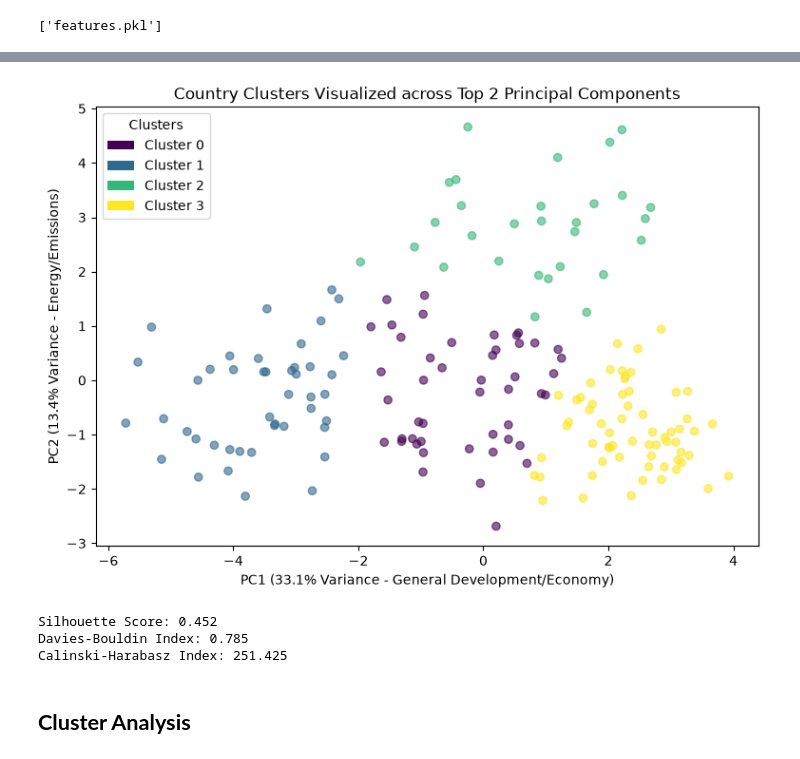
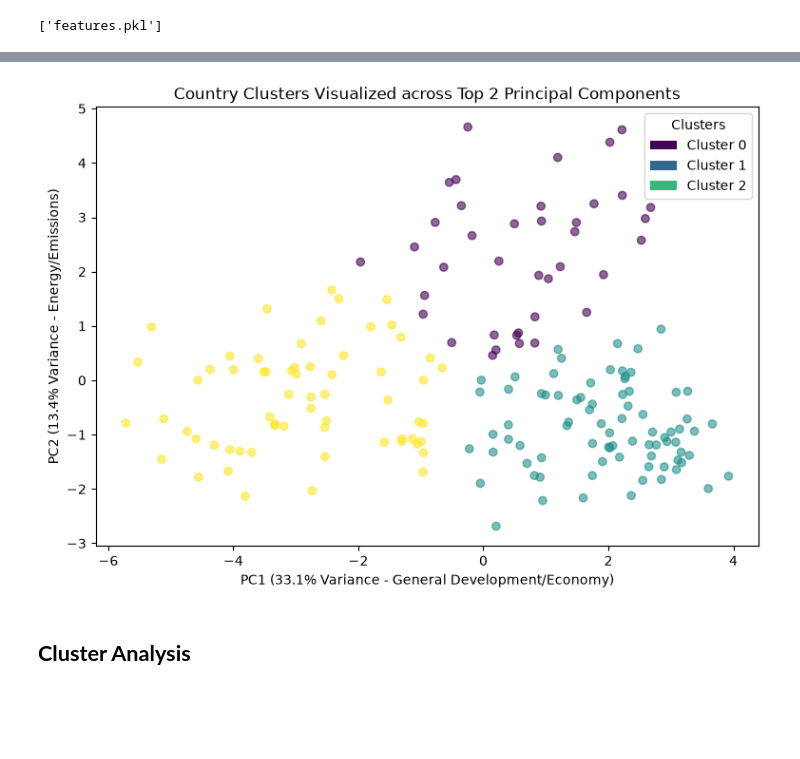
Before and after one commit to Mina-Makram-001/2B_Data_Science_Portfolio, a Jupyter notebook: Task_4_(Train_3_Unsupervised_ML_Models)/4_The_Model_&_Cluster_Analysis.ipynb, the cells around one changed output, grey strips where cells are left out. Saved outputs shown, nothing was run; the diff lists cells and outputs as text; code cells hidden in the pictures; blank space fills up the shorter version.

Commit message:
model with 3 clusters

```diff
--- a/Task_4_(Train_3_Unsupervised_ML_Models)/4_The_Model_&_Cluster_Analysis.ipynb
+++ b/Task_4_(Train_3_Unsupervised_ML_Models)/4_The_Model_&_Cluster_Analysis.ipynb
@@ -458,6 +447,6 @@ Total variance explained: 46.46%
 # %%
 Kmeans = KMeans(
-    n_clusters=4,
+    n_clusters=3,
     random_state=42,
     n_init=10
 )
@@ -500,36 +488,35 @@ plt.scatter(
     X_pca[:, 1],
     c=df_countries["Cluster"],
     cmap="viridis",
     alpha=0.6,
 )
 
 # Exact colors used by viridis for your 4 clusters
 cluster_colors = {
     0: "#440154",
     1: "#31688e",
-    2: "#35b779",
-    3: "#fde725"
+    2: "#35b779"
 }
 
 # Create legend entries
 legend_elements = [
     Patch(facecolor=color, label=f"Cluster {cluster}")
     for cluster, color in cluster_colors.items()
 ]
 
 plt.legend(
     handles=legend_elements,
     title="Clusters",
     loc="best"
 )
 
 plt.xlabel("PC1 (33.1% Variance - General Development/Economy)")
 plt.ylabel("PC2 (13.4% Variance - Energy/Emissions)")
 plt.title("Country Clusters Visualized across Top 2 Principal Components")
 
 plt.show()
 # %% [output]
-[figure, old version]
+[figure, new version]
 # %%
 from sklearn.metrics import (
     calinski_harabasz_score,
@@ -545,7 +532,3 @@ ch = calinski_harabasz_score(X_pca, df_countries["Cluster"])
 print(f"Silhouette Score: {sil:.3f}")
 print(f"Davies-Bouldin Index: {db:.3f}")
 print(f"Calinski-Harabasz Index: {ch:.3f}")
-# %% [output]
-Silhouette Score: 0.452
-Davies-Bouldin Index: 0.785
-Calinski-Harabasz Index: 251.425
```
Also changed, not shown: parts of 15 cells of this notebook, 6 other files.
